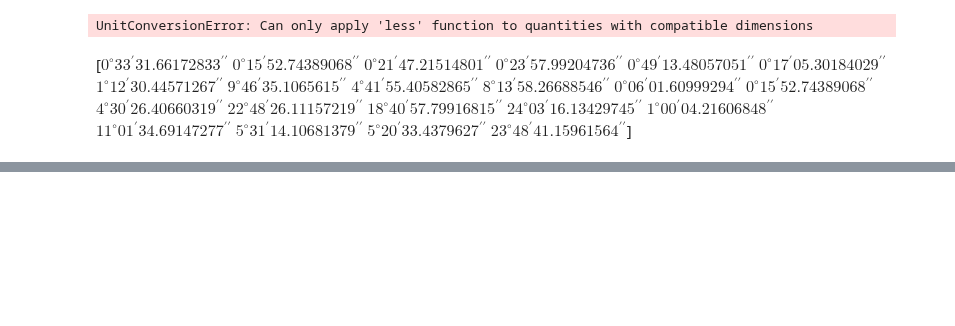
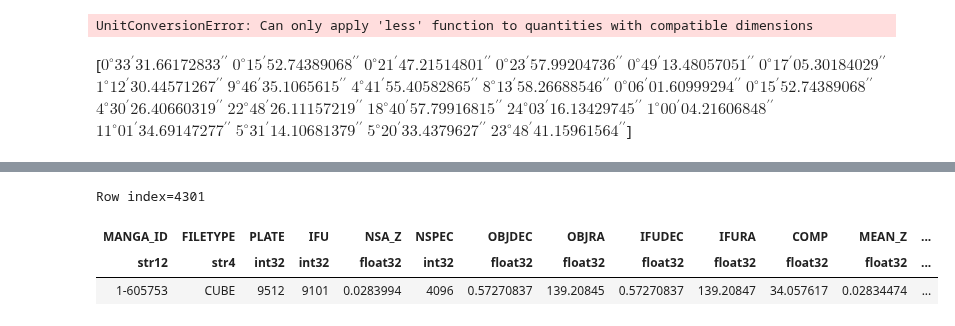
Before and after one commit to hol1m4n/HIIGalaxies, a Jupyter notebook: SPS/Object_Finder.ipynb, the cells around one changed output, grey strips where cells are left out. Drawn from its saved outputs; the diff is of its cells as text; code cells hidden in the pictures; blank space fills up the shorter version.

```diff
--- a/SPS/Object_Finder.ipynb
+++ b/SPS/Object_Finder.ipynb
@@ -761,0 +977,7 @@ d2d
+# %%
+T_manga[4301]
+# %% [output]
+Row index=4301
+| MANGA_ID | FILETYPE | PLATE | IFU | NSA_Z | NSPEC | OBJDEC | OBJRA | IFUDEC | IFURA | COMP | MEAN_Z | ... |
+| str12 | str4 | int32 | int32 | float32 | int32 | float32 | float32 | float32 | float32 | float32 | float32 | ... |
+| 1-605753 | CUBE | 9512 | 9101 | 0.0283994 | 4096 | 0.57270837 | 139.20845 | 0.57270837 | 139.20847 | 34.057617 | 0.02834474 | ... |
```
Also changed, not shown: parts of 18 cells of this notebook, 3 other files.
